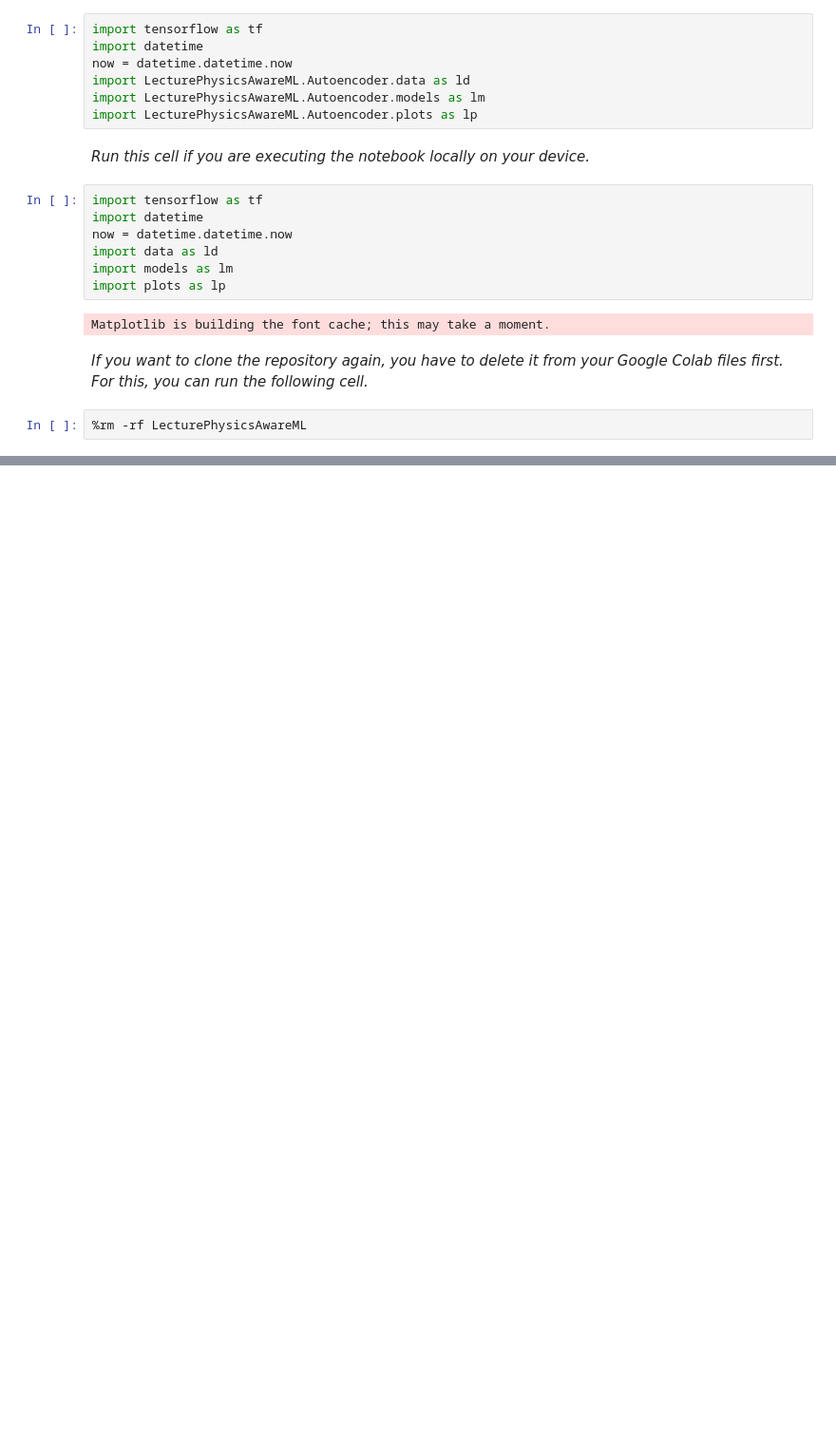
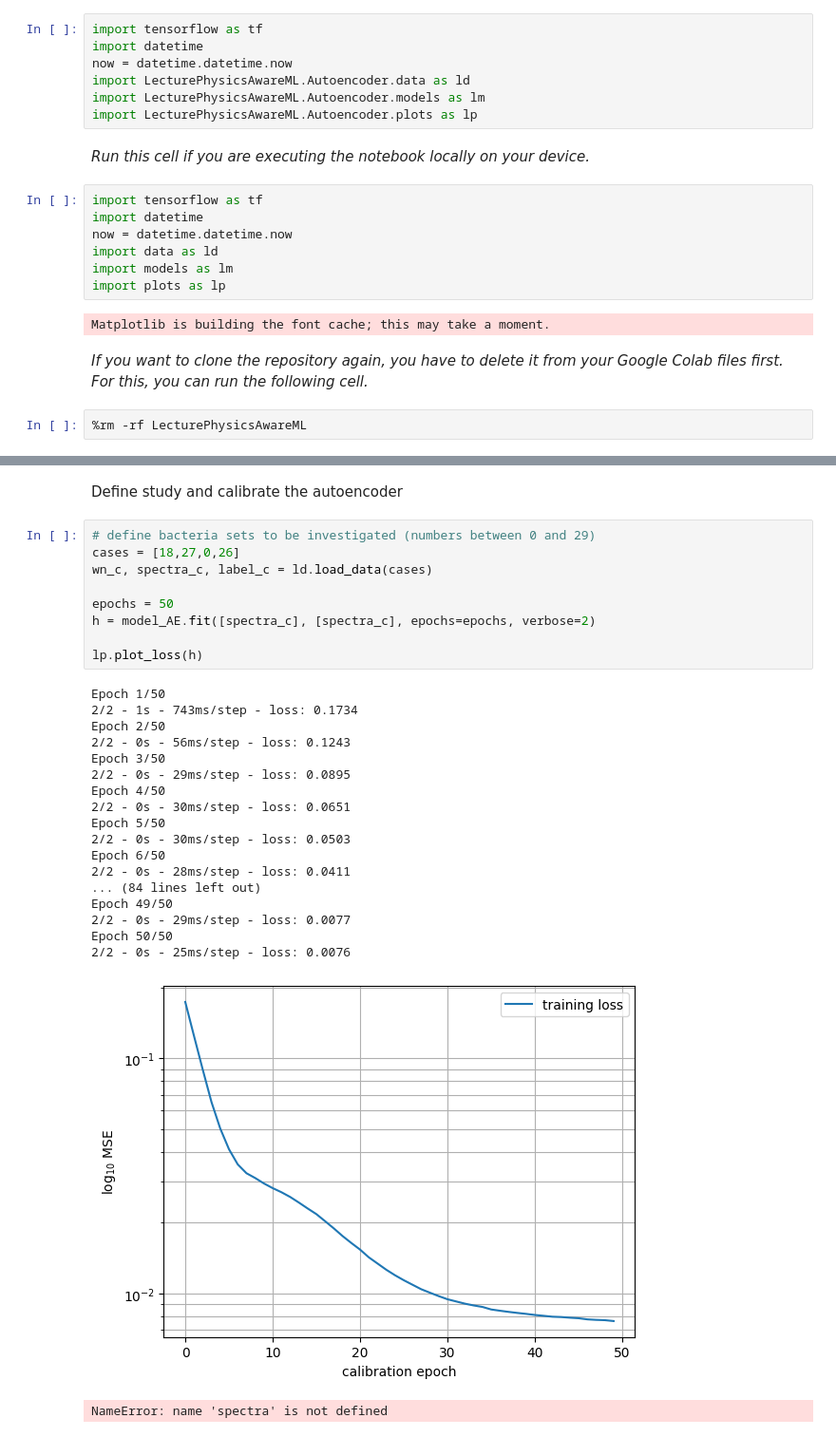
Before and after one commit to Drenderer/LecturePhysicsAwareML, a Jupyter notebook: Autoencoder/main_autoencoder.ipynb, the cells around one changed output, grey strips where cells are left out. Shown at 95% size. Cells and saved outputs as stored; diff of their text form; blank space fills up the shorter version.

Commit message:
Changed main_autoencoder structure

```diff
--- a/Autoencoder/main_autoencoder.ipynb
+++ b/Autoencoder/main_autoencoder.ipynb
@@ -46,0 +67,31 @@ Matplotlib is building the font cache; this may take a moment.
+# %% [markdown]
+Define study and calibrate the autoencoder
+# %%
+# define bacteria sets to be investigated (numbers between 0 and 29)
+cases = [18,27,0,26]
+wn_c, spectra_c, label_c = ld.load_data(cases)
+
+epochs = 50
+h = model_AE.fit([spectra_c], [spectra_c], epochs=epochs, verbose=2)
+
+lp.plot_loss(h)
+# %% [output]
+Epoch 1/50
+2/2 - 1s - 743ms/step - loss: 0.1734
+Epoch 2/50
+2/2 - 0s - 56ms/step - loss: 0.1243
+Epoch 3/50
+2/2 - 0s - 29ms/step - loss: 0.0895
+Epoch 4/50
+2/2 - 0s - 30ms/step - loss: 0.0651
+Epoch 5/50
+2/2 - 0s - 30ms/step - loss: 0.0503
+Epoch 6/50
+2/2 - 0s - 28ms/step - loss: 0.0411
+... (84 lines left out)
+Epoch 49/50
+2/2 - 0s - 29ms/step - loss: 0.0077
+Epoch 50/50
+2/2 - 0s - 25ms/step - loss: 0.0076
+[figure, added]
+NameError: name 'spectra' is not defined
```
Also changed, not shown: parts of 6 cells of this notebook, 2 other files.
